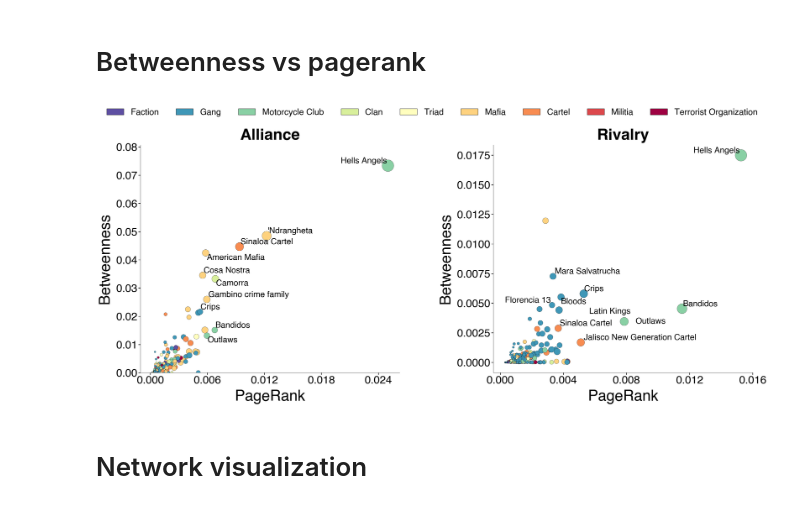
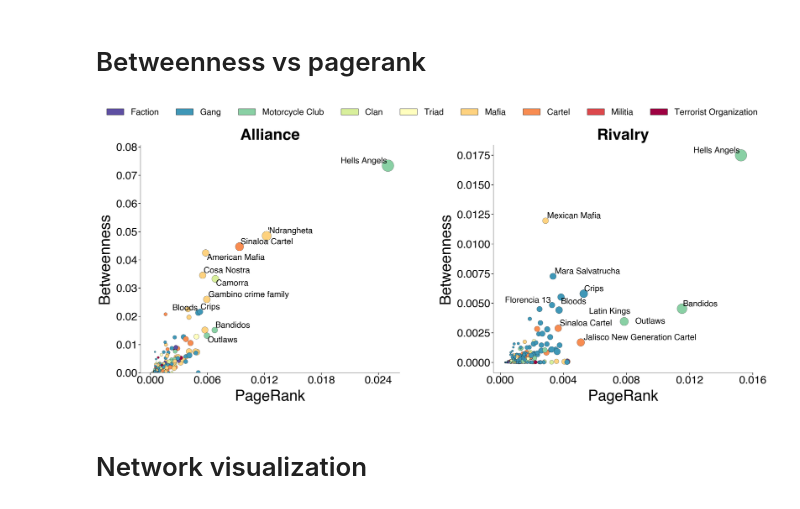
Before and after one commit to alvarofrancomartins/CRIMENET, a Jupyter notebook: notebooks/Full Data Analysis.ipynb, the cells around one changed output. Cells and saved outputs as stored; diff of their text form; code cells hidden in the pictures.

```diff
--- a/notebooks/Full Data Analysis.ipynb
+++ b/notebooks/Full Data Analysis.ipynb
@@ -699,37 +699,37 @@ for ax, edge_label, title in [(axes[0], "allied_with", "Alliance"),
     combined = np.zeros(len(names))
     combined[rank_pr] += np.arange(len(names))
     combined[rank_bw] += np.arange(len(names))
-    top_idx = np.argsort(combined)[:10]
+    top_idx = np.argsort(combined)[:11]
 
     texts = [ax.text(pr_v[i], bw_v[i], names[i], fontsize=32, zorder=5)
              for i in top_idx]
     adjust_text(texts, ax=ax)
     ax.set_xlabel("PageRank", fontsize=58, labelpad=15)
     ax.set_ylabel("Betweenness", fontsize=58, labelpad=15)
     ax.set_title(title, fontsize=60, fontweight="bold", pad=20)
     ax.tick_params(labelsize=42, length=8, width=2)
     ax.xaxis.set_major_locator(MaxNLocator(nbins=5))
     if title == 'Alliance':
         ax.set_ylim(0, bw_v.max() * 1.1)
     else:
         pass
 
 
 # Single legend at the top
 handles = [
     Patch(facecolor=TYPE_COLORS.get(t, "#999"), edgecolor="black", linewidth=1,
           label=t.replace("_", " ").title())
     for t in DANGER_ORDER
 ]
 
 fig.legend(handles=handles, loc="upper center", ncols=len(DANGER_ORDER),
            fontsize=33, frameon=False, bbox_to_anchor=(0.5, 1.09))
 
 plt.tight_layout(w_pad=15)
 savefig("crimenet_scatter_combined")
 plt.show()
 # %% [output]
-[figure, old version]
+[figure, new version]
 # %% [markdown]
 # Network visualization
 # %%
```
Also changed, not shown: parts of 3 cells of this notebook, 7 other files.
